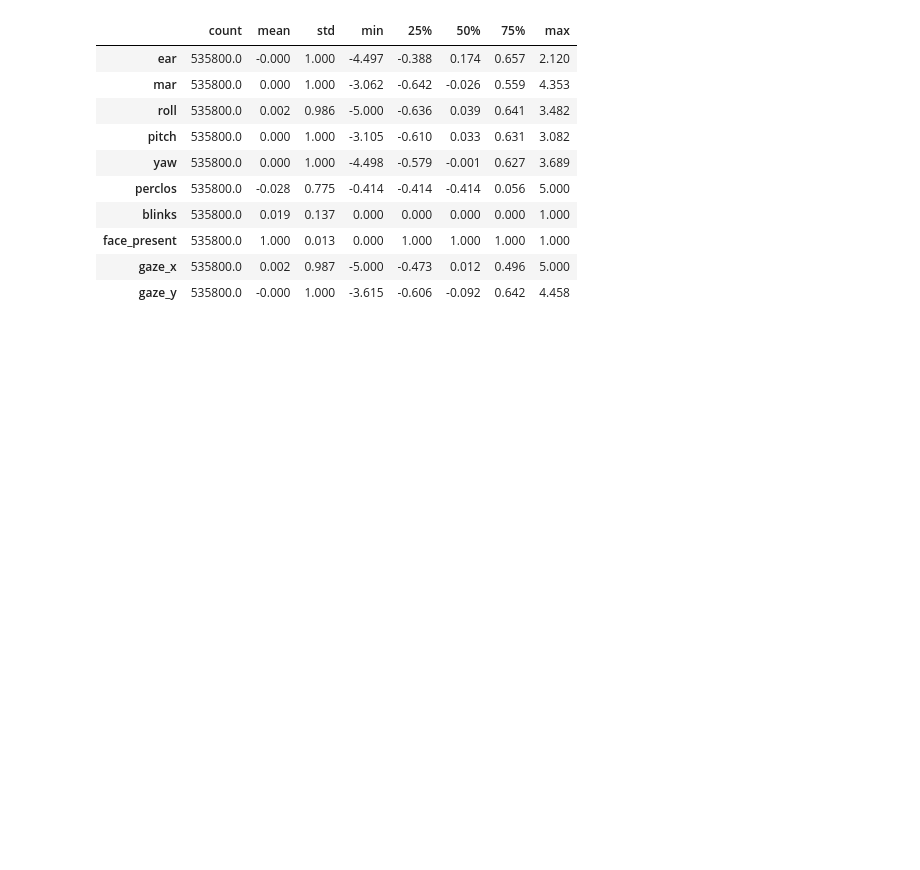
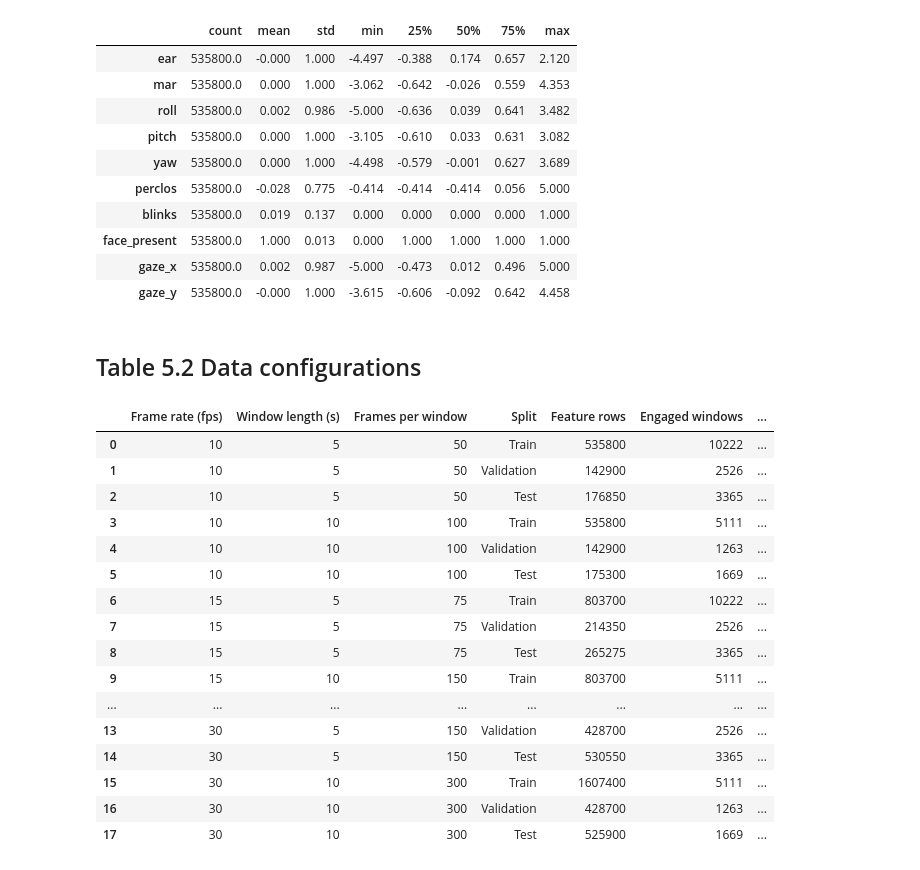
Before and after one commit to ESMAT001/attention-lapse-detection, a Jupyter notebook: notebooks/00_data.ipynb, the cells around one changed output. Saved outputs shown, nothing was run; the diff lists cells and outputs as text; code cells hidden in the pictures; blank space fills up the shorter version.

```diff
--- a/notebooks/00_data.ipynb
+++ b/notebooks/00_data.ipynb
@@ -127,3 +130,49 @@ clean_frames.describe().T.round(3)
 | face_present | 535800.0 | 1.000 | 0.013 | 0.000 | 1.000 | 1.000 | 1.000 | 1.000 |
 | gaze_x | 535800.0 | 0.002 | 0.987 | -5.000 | -0.473 | 0.012 | 0.496 | 5.000 |
 | gaze_y | 535800.0 | -0.000 | 1.000 | -3.615 | -0.606 | -0.092 | 0.642 | 4.458 |
+# %% [markdown]
+## Table 5.2 Data configurations
+# %%
+configuration_rows = []
+
+for fps in FPS_OPTIONS:
+    for window in WINDOW_SECONDS_OPTIONS:
+        for split in SPLITS:
+            folder = clean_dir(fps, window_seconds=window)
+            windows = np.load(
+                folder / f"X_{split}_windows_clean.npy", mmap_mode="r"
+            )
+            window_labels = np.load(folder / f"y_{split}_windows_clean.npy")
+
+            configuration_rows.append(
+                {
+                    "Frame rate (fps)": fps,
+                    "Window length (s)": window,
+                    "Frames per window": windows.shape[1],
+                    "Split": split,
+                    "Feature rows": windows.shape[0] * windows.shape[1],
+                    "Engaged windows": int(np.count_nonzero(window_labels == 1)),
+                    "Disengaged windows": int(np.count_nonzero(window_labels == 0)),
+                    "Disengaged window prevalence": float(np.mean(window_labels == 0)),
+                }
+            )
+
+pd.DataFrame(configuration_rows)
+# %% [output]
+|  | Frame rate (fps) | Window length (s) | Frames per window | Split | Feature rows | Engaged windows | ... |
+| 0 | 10 | 5 | 50 | Train | 535800 | 10222 | ... |
+| 1 | 10 | 5 | 50 | Validation | 142900 | 2526 | ... |
+| 2 | 10 | 5 | 50 | Test | 176850 | 3365 | ... |
+| 3 | 10 | 10 | 100 | Train | 535800 | 5111 | ... |
+| 4 | 10 | 10 | 100 | Validation | 142900 | 1263 | ... |
+| 5 | 10 | 10 | 100 | Test | 175300 | 1669 | ... |
+| 6 | 15 | 5 | 75 | Train | 803700 | 10222 | ... |
+| 7 | 15 | 5 | 75 | Validation | 214350 | 2526 | ... |
+| 8 | 15 | 5 | 75 | Test | 265275 | 3365 | ... |
+| 9 | 15 | 10 | 150 | Train | 803700 | 5111 | ... |
+| ... | ... | ... | ... | ... | ... | ... | ... |
+| 13 | 30 | 5 | 150 | Validation | 428700 | 2526 | ... |
+| 14 | 30 | 5 | 150 | Test | 530550 | 3365 | ... |
+| 15 | 30 | 10 | 300 | Train | 1607400 | 5111 | ... |
+| 16 | 30 | 10 | 300 | Validation | 428700 | 1263 | ... |
+| 17 | 30 | 10 | 300 | Test | 525900 | 1669 | ... |
```
Also changed, not shown: parts of 2 cells of this notebook, 37 other files.
